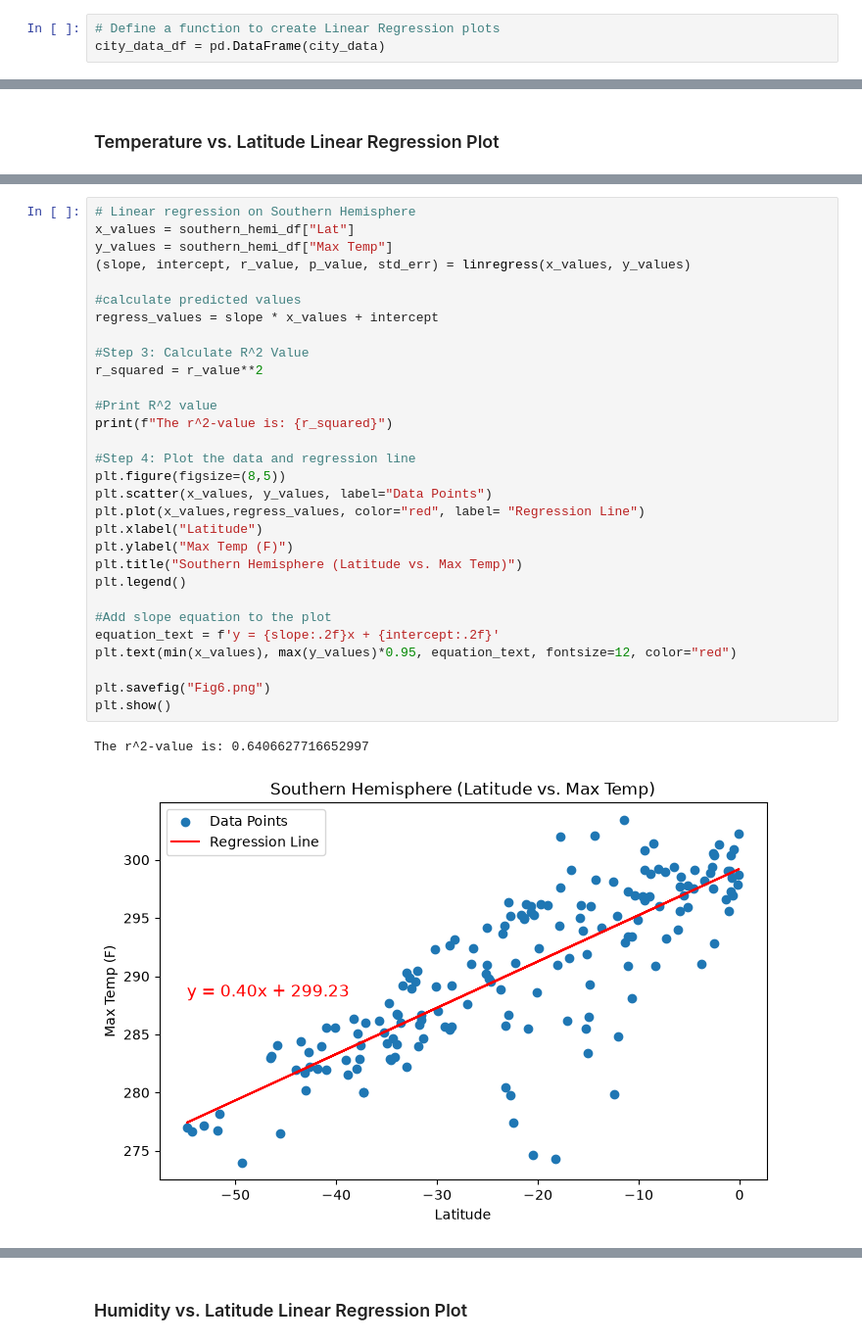
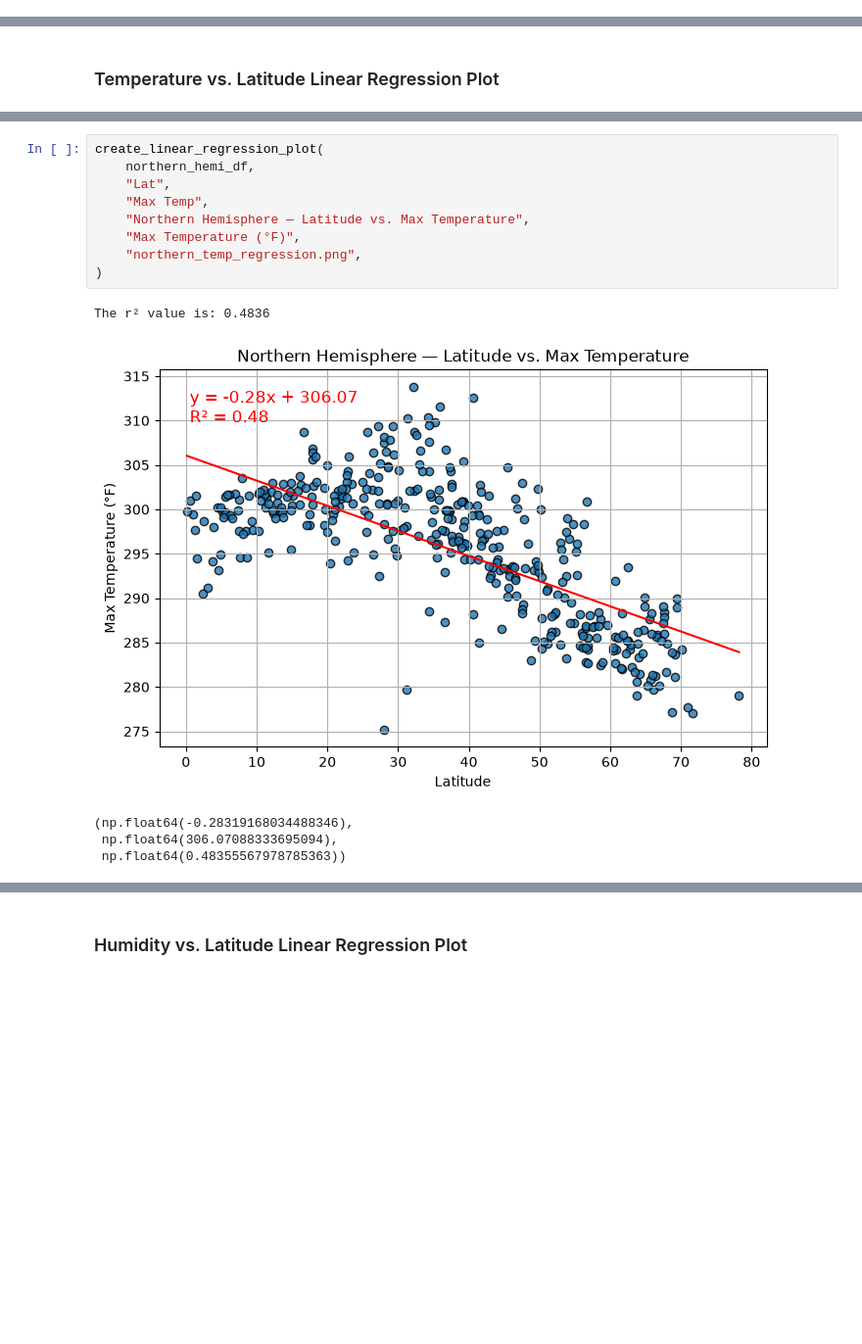
Before and after one commit to a1990alpalo/python-api-challenge-2023, a Jupyter notebook: WeatherPy.ipynb, the cells around one changed output, grey strips where cells are left out. Shown at 98% size. Cells and saved outputs as stored; diff of their text form; blank space fills up the shorter version.

Commit message:
Created a def function to create, display, and save scatterplots and reduce reduntant code

```diff
--- a/WeatherPy.ipynb
+++ b/WeatherPy.ipynb
@@ -273,6 +274,3 @@ plt.show()
 ---
 
 ## Requirement 2: Compute Linear Regression for Each Relationship
-# %%
-# Define a function to create Linear Regression plots
-city_data_df = pd.DataFrame(city_data)
@@ -351,33 +378,15 @@ plt.show()
-# %%
-# Linear regression on Southern Hemisphere
-x_values = southern_hemi_df["Lat"]
-y_values = southern_hemi_df["Max Temp"]
-(slope, intercept, r_value, p_value, std_err) = linregress(x_values, y_values)
-
-#calculate predicted values
-regress_values = slope * x_values + intercept
-
-#Step 3: Calculate R^2 Value
-r_squared = r_value**2
-
-#Print R^2 value
-print(f"The r^2-value is: {r_squared}")
-
-#Step 4: Plot the data and regression line
-plt.figure(figsize=(8,5))
-plt.scatter(x_values, y_values, label="Data Points")
-plt.plot(x_values,regress_values, color="red", label= "Regression Line")
-plt.xlabel("Latitude")
-plt.ylabel("Max Temp (F)")
-plt.title("Southern Hemisphere (Latitude vs. Max Temp)")
-plt.legend()
-
-#Add slope equation to the plot
-equation_text = f'y = {slope:.2f}x + {intercept:.2f}'
-plt.text(min(x_values), max(y_values)*0.95, equation_text, fontsize=12, color="red")
-
-plt.savefig("Fig6.png")
-plt.show()
-# %% [output]
-The r^2-value is: 0.6406627716652997
-[figure, removed]
+# %%
+create_linear_regression_plot(
+    northern_hemi_df,
+    "Lat",
+    "Max Temp",
+    "Northern Hemisphere — Latitude vs. Max Temperature",
+    "Max Temperature (°F)",
+    "northern_temp_regression.png",
+)
+# %% [output]
+The r² value is: 0.4836
+[figure, added]
+(np.float64(-0.28319168034488346),
+ np.float64(306.07088333695094),
+ np.float64(0.48355567978785363))
```
Also changed, not shown: parts of 4 cells of this notebook, 2 other files.
